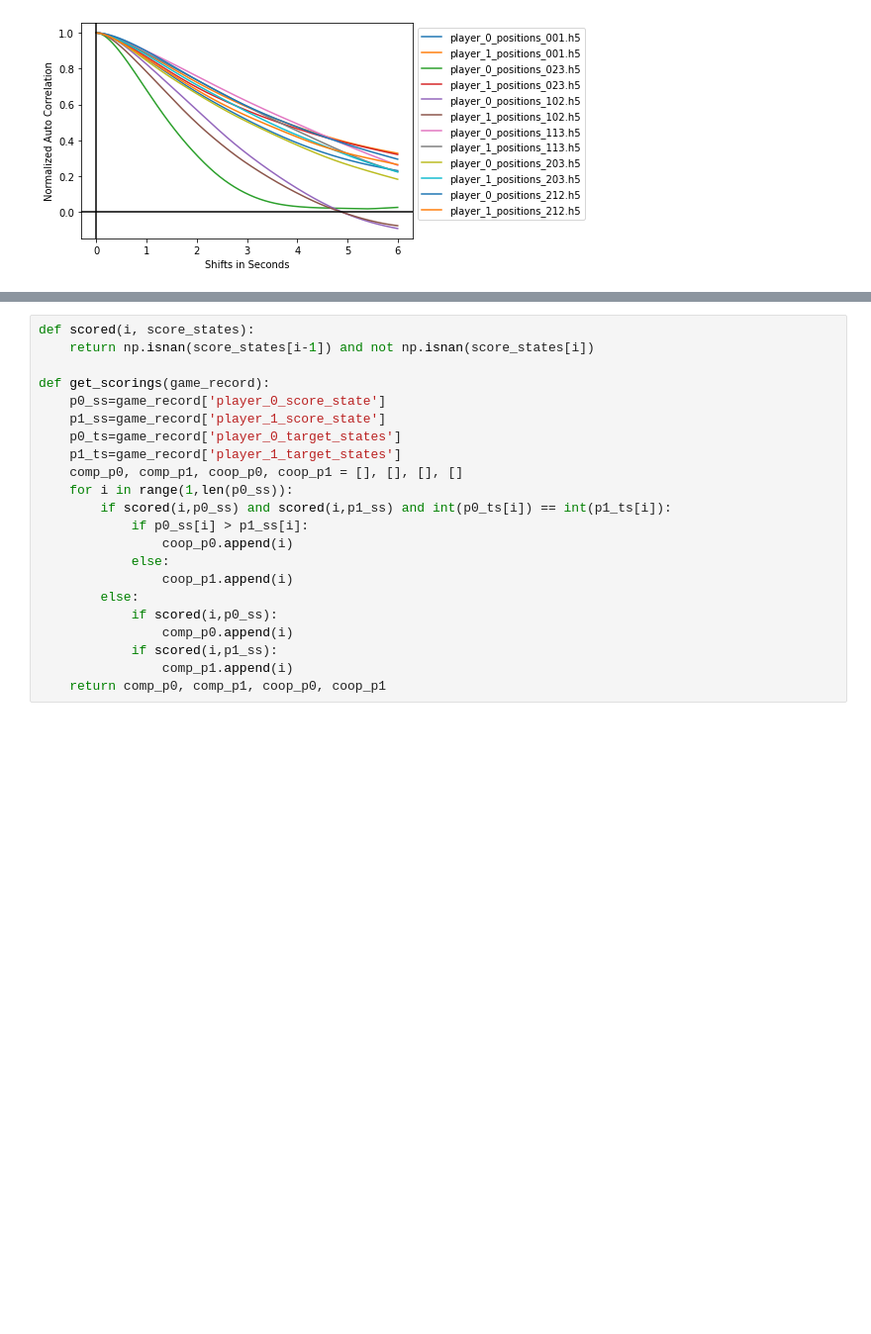
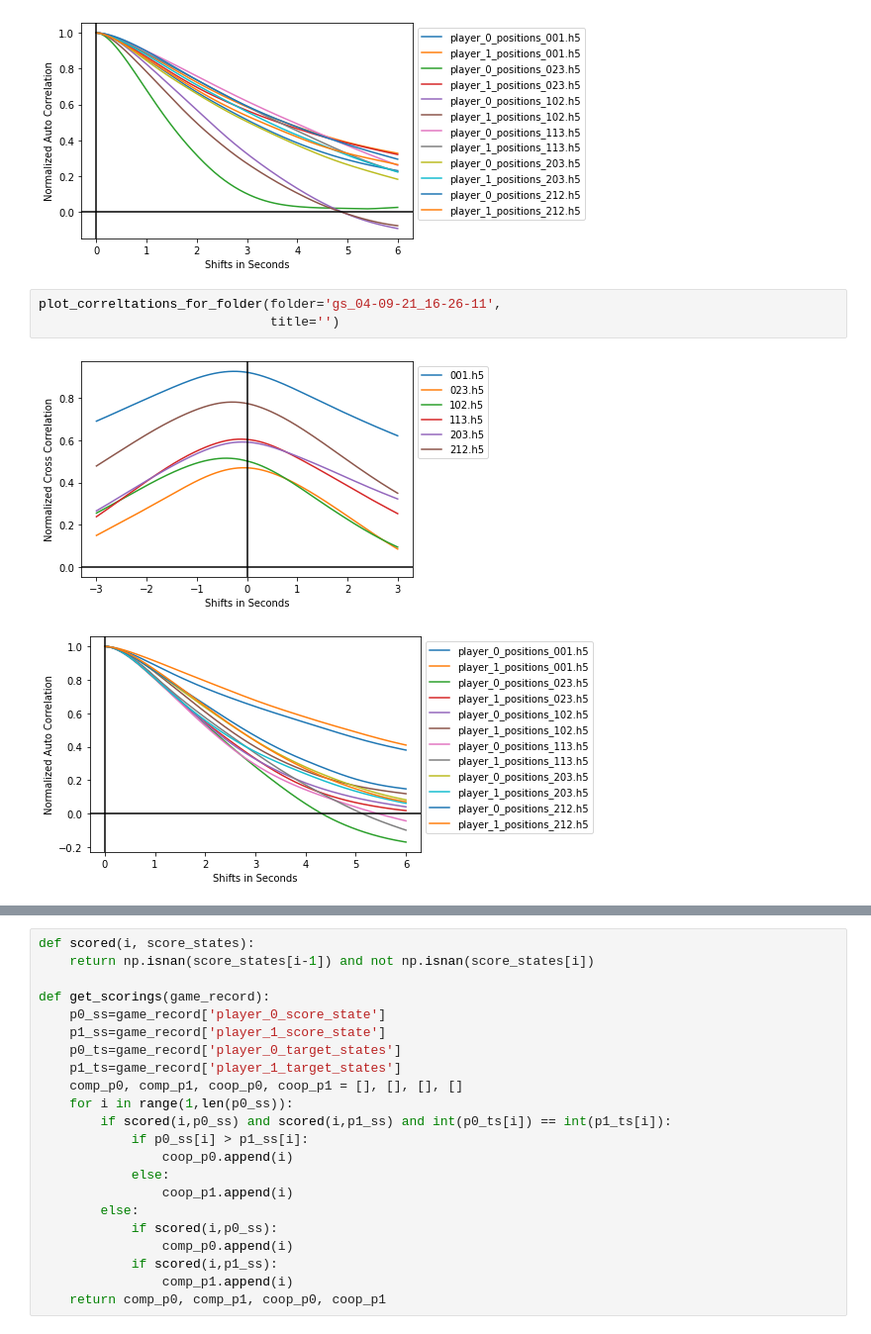
Before and after one commit to Priesemann-Group/dyadic_task, a Jupyter notebook: game_course_analyser.ipynb, the cells around one changed output, grey strips where cells are left out. Shown: that part at 99% size. Saved outputs shown, nothing was run; the diff lists cells and outputs as text; blank space fills up the shorter version.

```diff
--- a/game_course_analyser.ipynb
+++ b/game_course_analyser.ipynb
@@ -300,6 +272,12 @@ plot_correltations_for_folder(folder='gs_02-09-21_18-56-37',
 # %% [output]
 [figure]
 [figure]
+# %%
+plot_correltations_for_folder(folder='gs_04-09-21_16-26-11',
+                              title='')
+# %% [output]
+[figure, added]
+[figure, added]
 # %%
 plot_correltations_for_folder(folder='records_0',
                               title='20 second recordings with direct mouse control')
```
Also changed, not shown: parts of 23 cells of this notebook.
